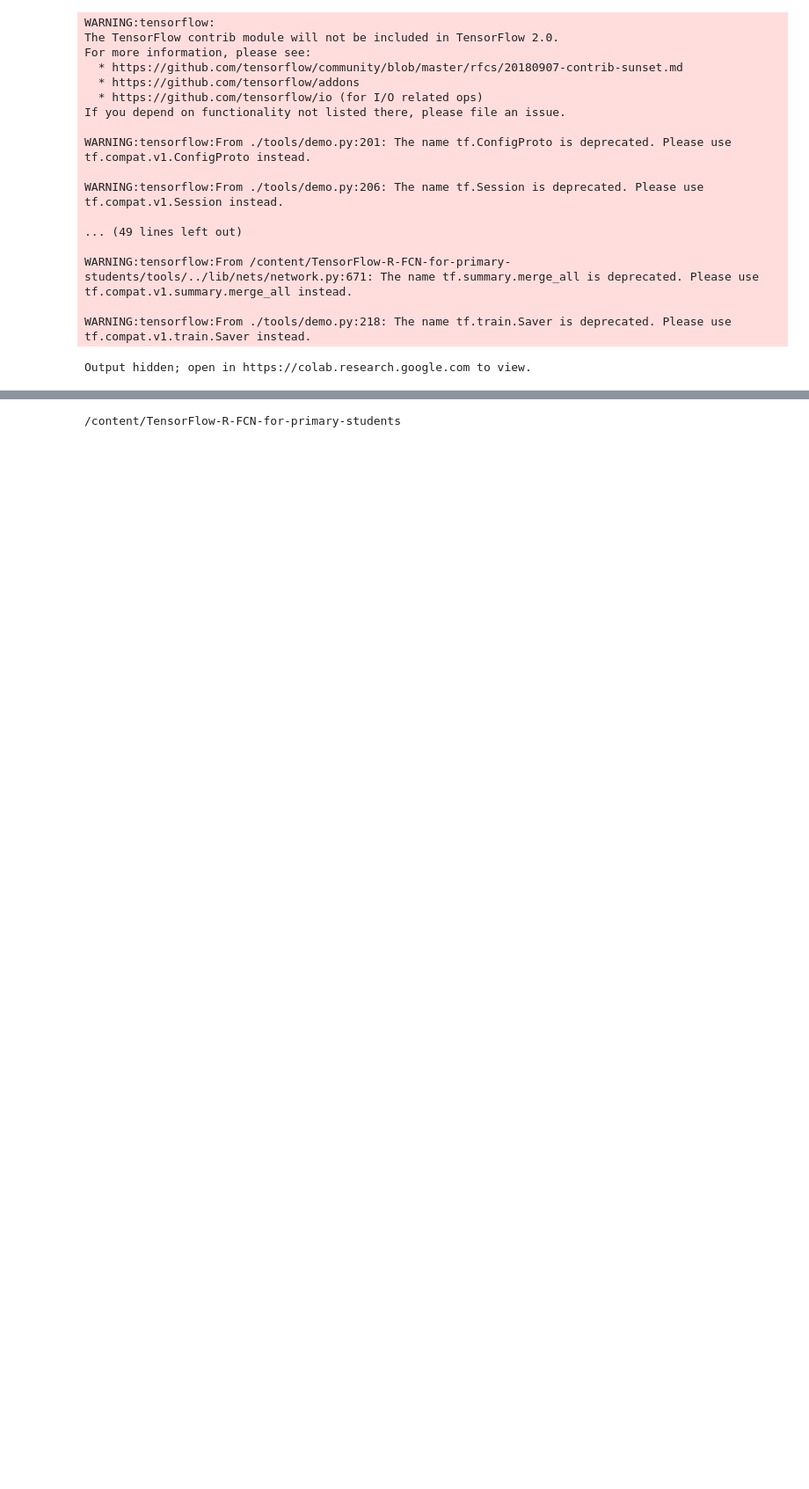
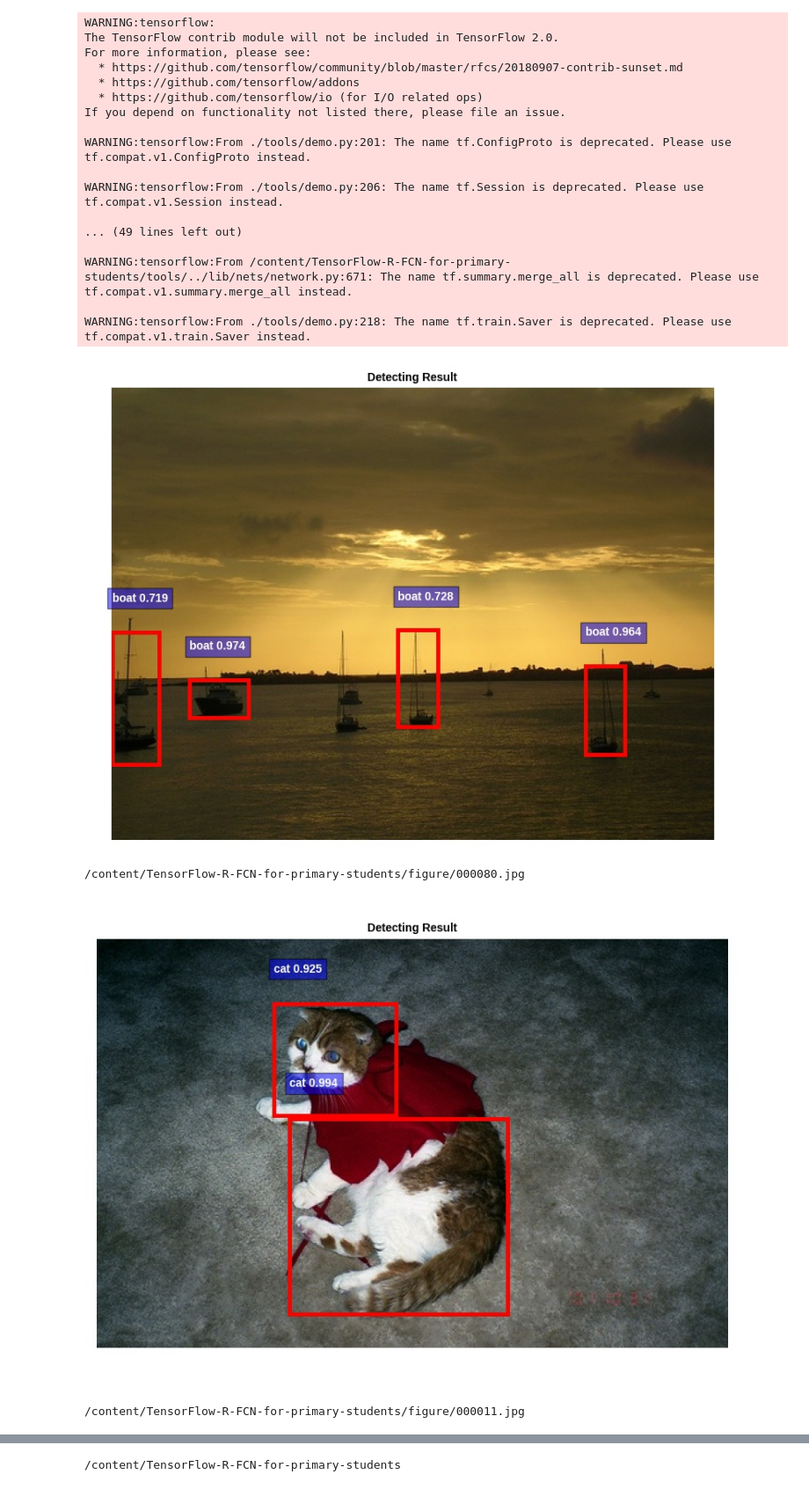
Before and after one commit to minaoar/ucalgary-enel45, a Jupyter notebook: enel-rfcn.ipynb, the cells around one changed output, grey strips where cells are left out. Shown at 88% size. Saved outputs shown, nothing was run; the diff lists cells and outputs as text; code cells hidden in the pictures; blank space fills up the shorter version.

```diff
--- a/enel-rfcn.ipynb
+++ b/enel-rfcn.ipynb
@@ -172,8 +172,12 @@ cp /content/TensorFlow-R-FCN-for-primary-students/figure/* /content/drive/MyDriv
 # %%
 import glob
 from IPython.display import Image, display
+i =0
 for imageName in glob.glob('/content/TensorFlow-R-FCN-for-primary-students/figure/*.jpg'): #assuming JPG
   display(Image(filename=imageName))
   print(imageName)
 # %% [output]
+[figure, added]
-Output hidden; open in https://colab.research.google.com to view.
+/content/TensorFlow-R-FCN-for-primary-students/figure/000080.jpg
+[figure, added]
+/content/TensorFlow-R-FCN-for-primary-students/figure/000011.jpg
```
Also changed, not shown: parts of 1 cell of this notebook.
